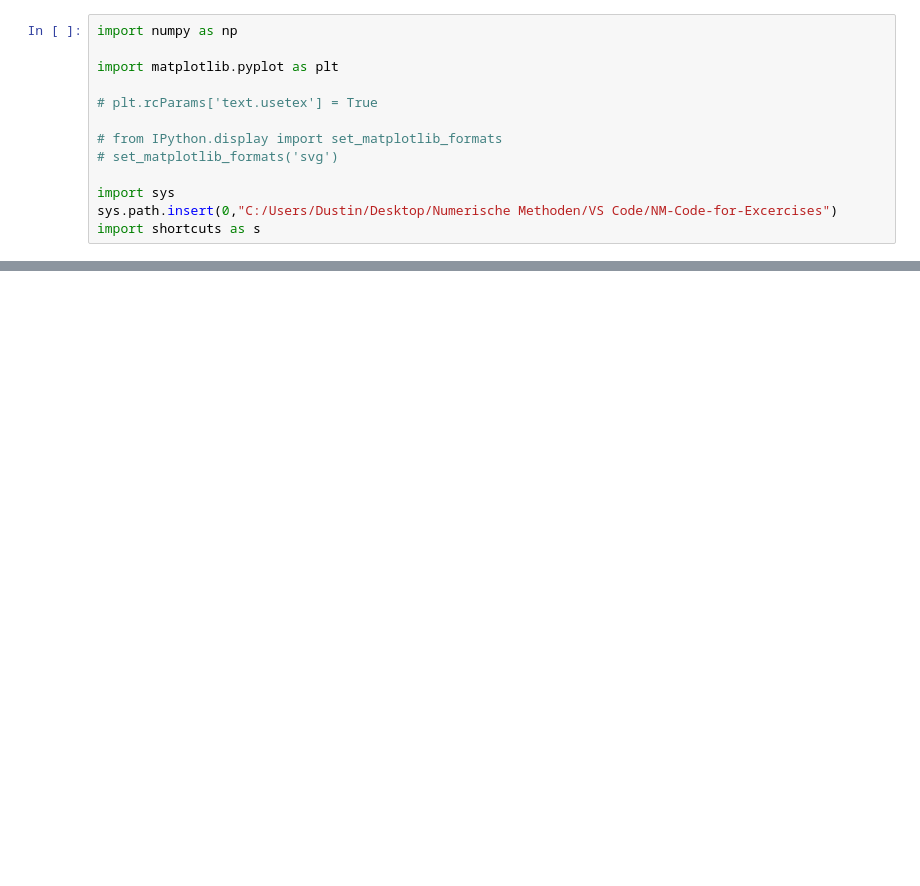
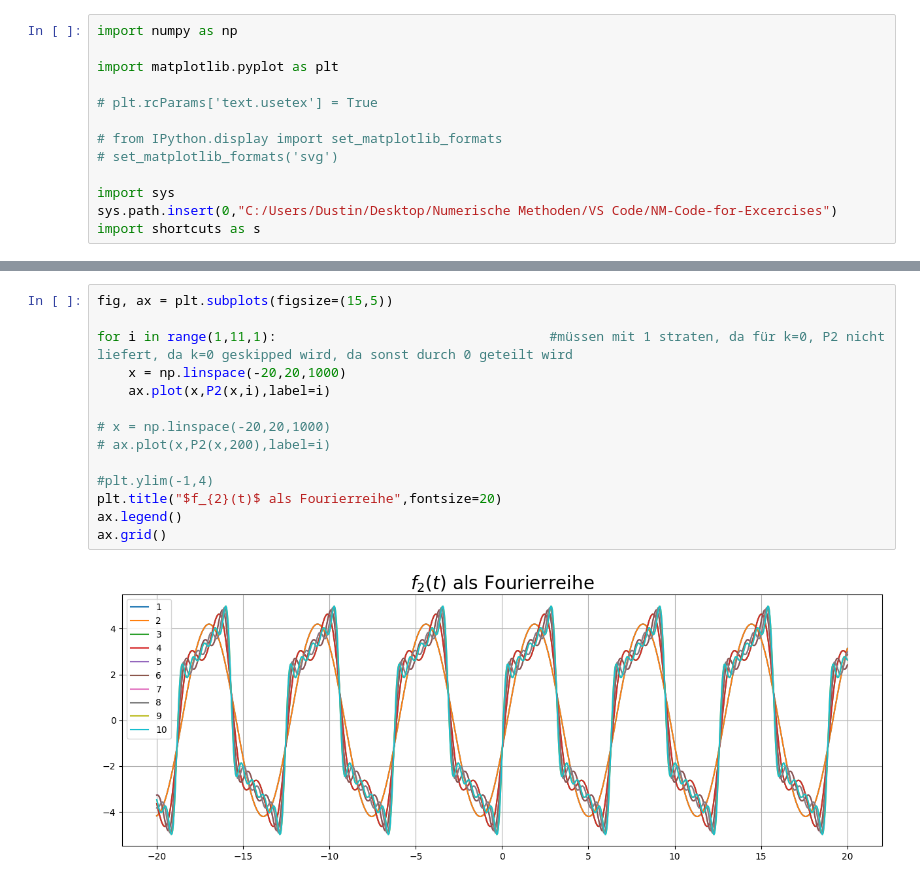
Before and after one commit to RicemanBoy/NM-Code-for-Excercises, a Jupyter notebook: Blatt 11/excercise2.ipynb, the cells around one changed output, grey strips where cells are left out. Drawn from its saved outputs; the diff is of its cells as text; blank space fills up the shorter version.

```diff
--- a/Blatt 11/excercise2.ipynb
+++ b/Blatt 11/excercise2.ipynb
@@ -60,0 +94,16 @@ def P1(n):
+# %%
+fig, ax = plt.subplots(figsize=(15,5))
+
+for i in range(1,11,1):                                   #müssen mit 1 straten, da für k=0, P2 nicht liefert, da k=0 geskipped wird, da sonst durch 0 geteilt wird
+    x = np.linspace(-20,20,1000)
+    ax.plot(x,P2(x,i),label=i)
+
+# x = np.linspace(-20,20,1000)
+# ax.plot(x,P2(x,200),label=i)
+
+#plt.ylim(-1,4)
+plt.title("$f_{2}(t)$ als Fourierreihe",fontsize=20)
+ax.legend()
+ax.grid()
+# %% [output]
+[figure, added]
```
Also changed, not shown: parts of 5 cells of this notebook.
